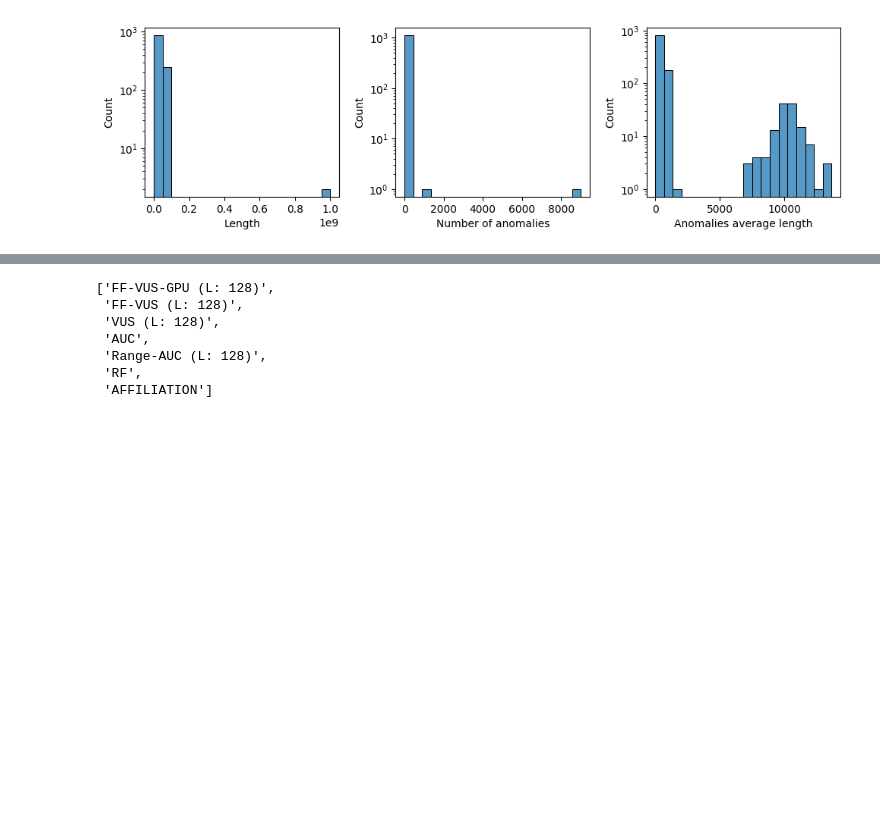
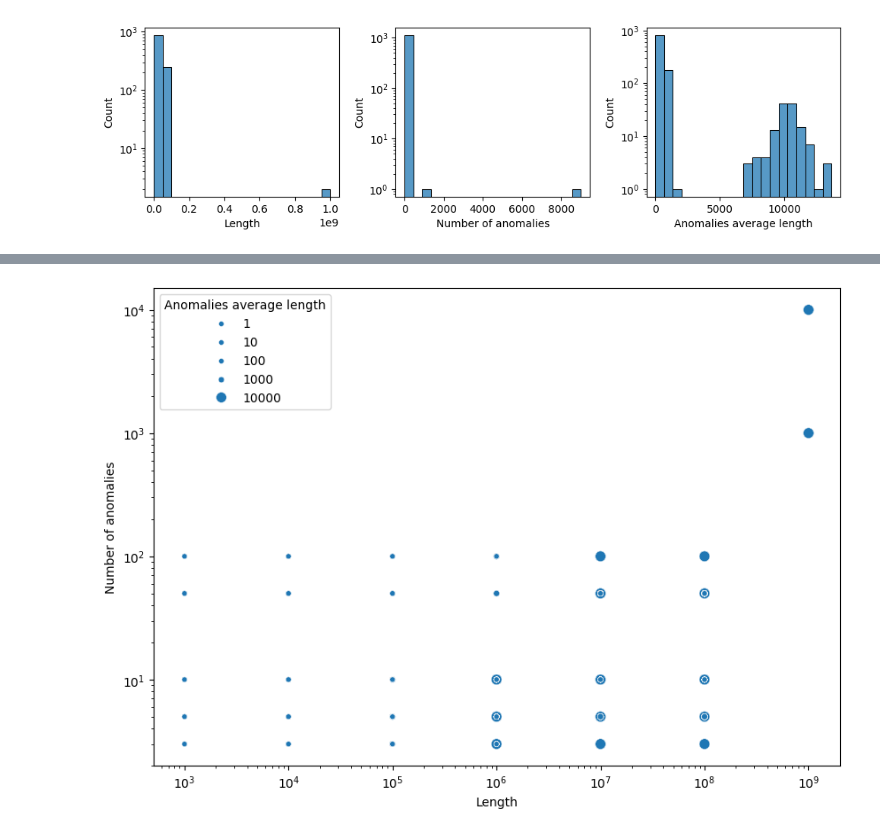
Before and after one commit to sylligardos/ff-vus, a Jupyter notebook: src/notebooks/allmetrics_defparams_syn.ipynb, the cells around one changed output, grey strips where cells are left out. Cells and saved outputs as stored; diff of their text form; code cells hidden in the pictures; blank space fills up the shorter version.

```diff
--- a/src/notebooks/allmetrics_defparams_syn.ipynb
+++ b/src/notebooks/allmetrics_defparams_syn.ipynb
@@ -187,12 +188,15 @@ plt.show()
-# %%
-df['Metric'].unique()
-
-['FF-VUS-GPU (L: 128)', 'FF-VUS (L: 128)', 'VUS (L: 128)', 'AUC', 'Range-AUC (L: 128)', 'RF', 'AFFILIATION']
-# %% [output]
-['FF-VUS-GPU (L: 128)',
- 'FF-VUS (L: 128)',
- 'VUS (L: 128)',
- 'AUC',
- 'Range-AUC (L: 128)',
- 'RF',
- 'AFFILIATION']
+# %%
+fig, ax = plt.subplots(1, 1, figsize=(10, 7))
+
+sns.scatterplot(
+    data=df,
+    x='Length',
+    y='Number of anomalies',
+    size='Anomalies average length',
+    ax=ax
+)
+ax.set_xscale('log')
+ax.set_yscale('log')
+plt.show()
+# %% [output]
+[figure, added]
```
Also changed, not shown: parts of 6 cells of this notebook, 1 other file.
